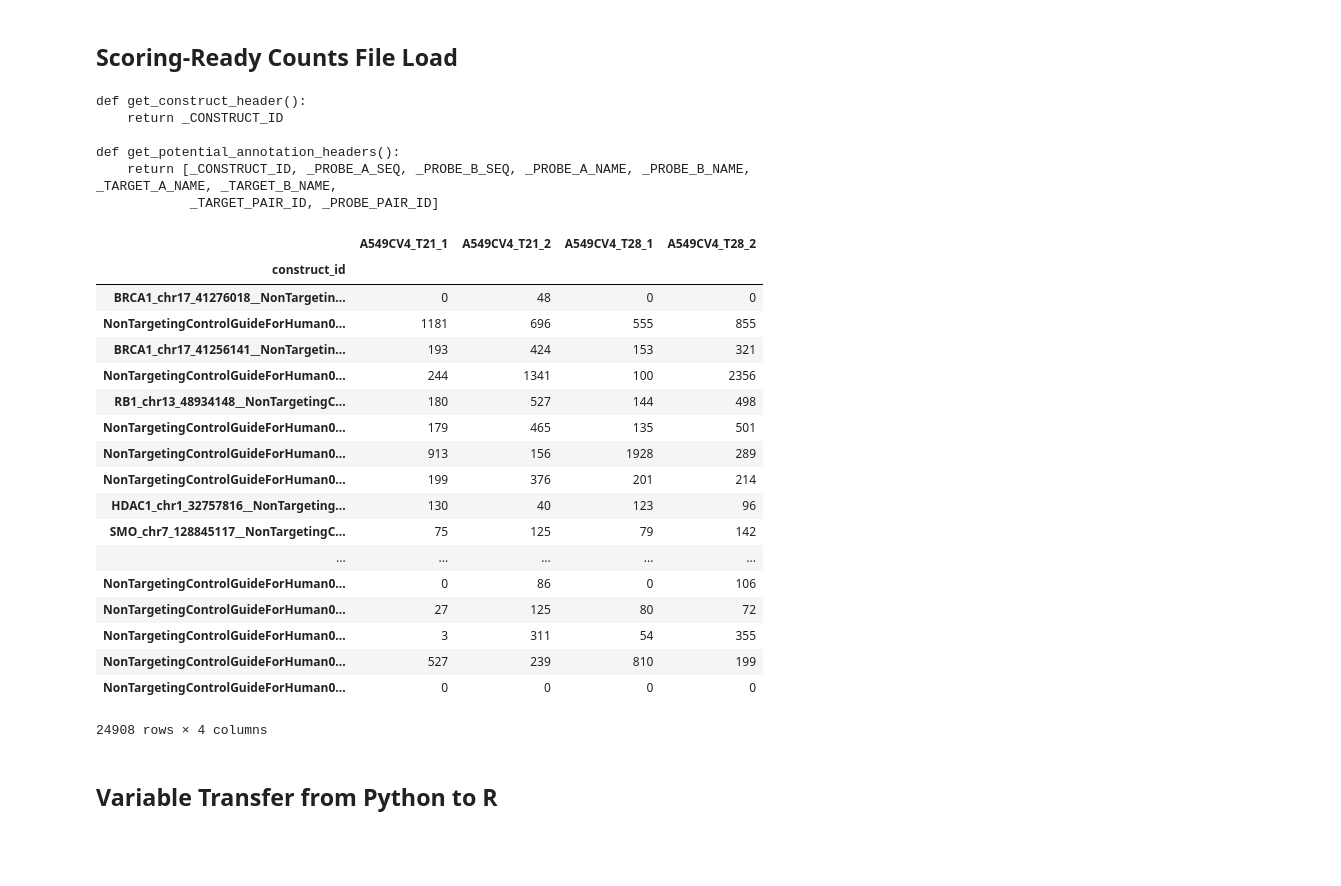
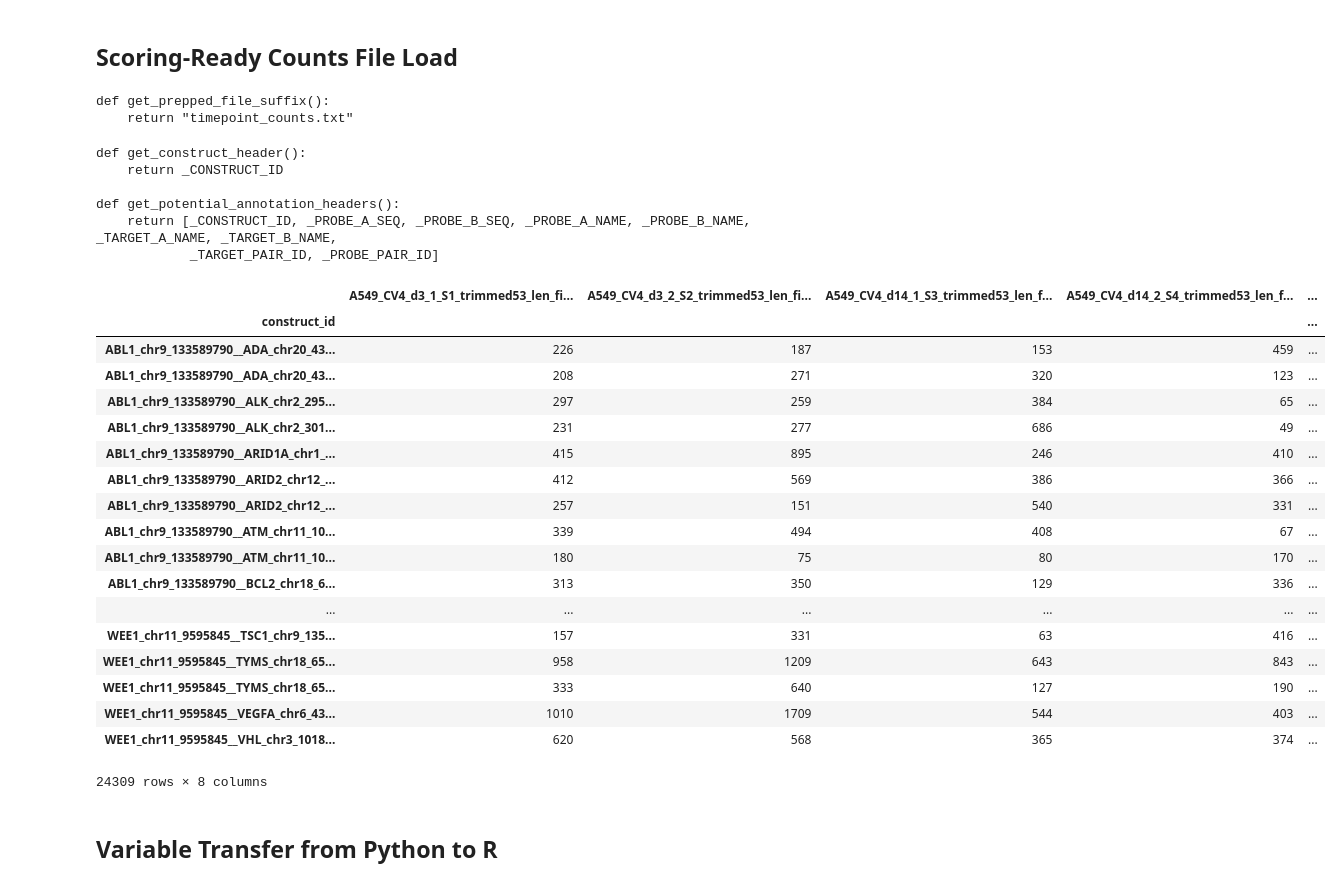
Before and after one commit to ucsd-ccbb/mali-dual-crispr-pipeline, a Jupyter notebook: notebooks/Dual CRISPR 7-Abundance Thresholds.ipynb, the cells around one changed output. Drawn from its saved outputs; the diff is of its cells as text; code cells hidden in the pictures; blank space fills up the shorter version.

Commit message:
Rewrote input and output file handling to match idiom of rest of pipeline

```diff
--- a/notebooks/Dual CRISPR 7-Abundance Thresholds.ipynb
+++ b/notebooks/Dual CRISPR 7-Abundance Thresholds.ipynb
@@ -16,15 +16,15 @@ To run this notebook reproducibly, follow these steps:
 g_timestamp = ""
 g_dataset_name = "20160706_HeLa_A549_CV4"
 g_thresh_alg_name = 'heuristic_v1'
-g_thresholds_run_prefix = "20160706_HeLa_A549_CV4_placeholder"
-g_prepped_counts_fp = ('/Users/Birmingham/Work/Repositories/ccbb_tickets_2017/mali-dual-crispr-pipeline/src/python/'
-    'test_files/known_goods/20160706_HeLa_A549_CV4_placeholder_timepoint_counts.txt')
-# A549_CV4_counts_w_everything_pseudo_timepoint_counts.txt')
+g_prepped_counts_run_prefix = "A549_CV4_counts_w_everything_pseudo"
+g_prepped_counts_dir = ('/Users/Birmingham/Work/Repositories/ccbb_tickets_2017/mali-dual-crispr-pipeline/src/python/'
+    'test_files/known_goods')
 g_min_count_limit = 10 #Note: in absolute counts, not log2.  Unchanged from earlier--10 seems to work well.
 g_max_fraction_acceptable_spline_density_diff = 0.02 # % of diff between max spline and min density
 g_max_fraction_counts_excluded = 0.95 # any threshold throwing out >x% of counts is not acceptable
 g_thresholds_dir = ('/Users/Birmingham/Work/Repositories/ccbb_tickets_2017/mali-dual-crispr-pipeline/src/python/'
-    'test_files/test_outputs/notebook7_A549_CV4_counts_w_everything') #notebook7_20160706_HeLa_A549_CV4')
+    'test_files/test_outputs/notebook7_A549_CV4_counts_w_everything')
+g_thresholds_run_prefix = "A549_CV4_counts_w_everything"
 g_code_location = '/Users/Birmingham/Work/Repositories/ccbb_tickets_2017/mali-dual-crispr-pipeline/src/python/'
 # %%
 import inspect
@@ -62,6 +62,12 @@ import rpy2.robjects as robjects
 gR = robjects.r
 # %% [markdown]
 ## Scoring-Ready Counts File Load
+# %%
+import ccbbucsd.malicrispr.scoring_prep as ns_prep
+print(inspect.getsource(ns_prep.get_prepped_file_suffix))
+# %% [output]
+def get_prepped_file_suffix():
+    return "timepoint_counts.txt"
 # %%
 import ccbbucsd.malicrispr.construct_file_extracter as ns_extracter
 print(inspect.getsource(ns_extracter.get_construct_header))
@@ -76,35 +82,38 @@ def get_potential_annotation_headers():
 # %%
 import pandas
 
-def get_prepped_counts_only_df(prepped_counts_fp):
+def get_prepped_counts_only_df(prepped_counts_dir, prepped_counts_run_prefix):
+    prepped_counts_suffix = ns_prep.get_prepped_file_suffix()
+    prepped_counts_fp = ns_files.build_multipart_fp(prepped_counts_dir, [prepped_counts_run_prefix,
+                                                                         prepped_counts_suffix])
     prepped_counts_df = pandas.read_table(prepped_counts_fp, index_col=ns_extracter.get_construct_header())
     total_headers = list(prepped_counts_df.columns.values)
     unwanted_headers = ns_extracter.get_potential_annotation_headers()
     count_headers = [x for x in total_headers if x not in unwanted_headers]
     return prepped_counts_df.loc[:, count_headers]
 # %%
-g_prepped_counts_only_df = get_prepped_counts_only_df(g_prepped_counts_fp)
+g_prepped_counts_only_df = get_prepped_counts_only_df(g_prepped_counts_dir, g_prepped_counts_run_prefix)
 g_prepped_counts_only_df
 # %% [output]
-|  | A549CV4_T21_1 | A549CV4_T21_2 | A549CV4_T28_1 | A549CV4_T28_2 |
-| construct_id |  |  |  |  |
-| BRCA1_chr17_41276018__NonTargetin... | 0 | 48 | 0 | 0 |
-| NonTargetingControlGuideForHuman0... | 1181 | 696 | 555 | 855 |
-| BRCA1_chr17_41256141__NonTargetin... | 193 | 424 | 153 | 321 |
-| NonTargetingControlGuideForHuman0... | 244 | 1341 | 100 | 2356 |
-| RB1_chr13_48934148__NonTargetingC... | 180 | 527 | 144 | 498 |
-| NonTargetingControlGuideForHuman0... | 179 | 465 | 135 | 501 |
-| NonTargetingControlGuideForHuman0... | 913 | 156 | 1928 | 289 |
-| NonTargetingControlGuideForHuman0... | 199 | 376 | 201 | 214 |
-| HDAC1_chr1_32757816__NonTargeting... | 130 | 40 | 123 | 96 |
-| SMO_chr7_128845117__NonTargetingC... | 75 | 125 | 79 | 142 |
-| ... | ... | ... | ... | ... |
-| NonTargetingControlGuideForHuman0... | 0 | 86 | 0 | 106 |
-| NonTargetingControlGuideForHuman0... | 27 | 125 | 80 | 72 |
-| NonTargetingControlGuideForHuman0... | 3 | 311 | 54 | 355 |
-| NonTargetingControlGuideForHuman0... | 527 | 239 | 810 | 199 |
-| NonTargetingControlGuideForHuman0... | 0 | 0 | 0 | 0 |
+|  | A549_CV4_d3_1_S1_trimmed53_len_fi... | A549_CV4_d3_2_S2_trimmed53_len_fi... | A549_CV4_d14_1_S3_trimmed53_len_f... | A549_CV4_d14_2_S4_trimmed53_len_f... | ... |
+| construct_id |  |  |  |  | ... |
+| ABL1_chr9_133589790__ADA_chr20_43... | 226 | 187 | 153 | 459 | ... |
+| ABL1_chr9_133589790__ADA_chr20_43... | 208 | 271 | 320 | 123 | ... |
+| ABL1_chr9_133589790__ALK_chr2_295... | 297 | 259 | 384 | 65 | ... |
+| ABL1_chr9_133589790__ALK_chr2_301... | 231 | 277 | 686 | 49 | ... |
+| ABL1_chr9_133589790__ARID1A_chr1_... | 415 | 895 | 246 | 410 | ... |
+| ABL1_chr9_133589790__ARID2_chr12_... | 412 | 569 | 386 | 366 | ... |
+| ABL1_chr9_133589790__ARID2_chr12_... | 257 | 151 | 540 | 331 | ... |
+| ABL1_chr9_133589790__ATM_chr11_10... | 339 | 494 | 408 | 67 | ... |
+| ABL1_chr9_133589790__ATM_chr11_10... | 180 | 75 | 80 | 170 | ... |
+| ABL1_chr9_133589790__BCL2_chr18_6... | 313 | 350 | 129 | 336 | ... |
+| ... | ... | ... | ... | ... | ... |
+| WEE1_chr11_9595845__TSC1_chr9_135... | 157 | 331 | 63 | 416 | ... |
+| WEE1_chr11_9595845__TYMS_chr18_65... | 958 | 1209 | 643 | 843 | ... |
+| WEE1_chr11_9595845__TYMS_chr18_65... | 333 | 640 | 127 | 190 | ... |
+| WEE1_chr11_9595845__VEGFA_chr6_43... | 1010 | 1709 | 544 | 403 | ... |
+| WEE1_chr11_9595845__VHL_chr3_1018... | 620 | 568 | 365 | 374 | ... |
-24908 rows × 4 columns
+24309 rows × 8 columns
 # %% [markdown]
 ## Variable Transfer from Python to R
 # %%
```
Also changed, not shown: parts of 5 cells of this notebook, 1 other file.
